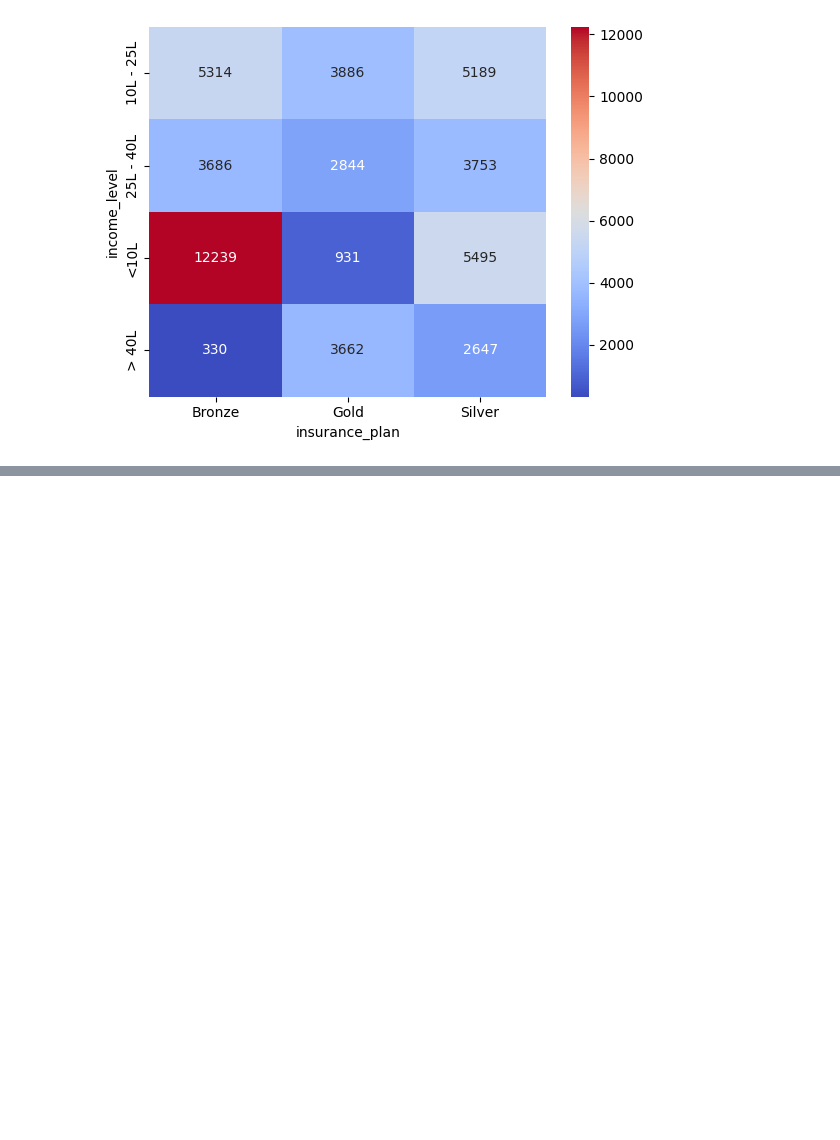
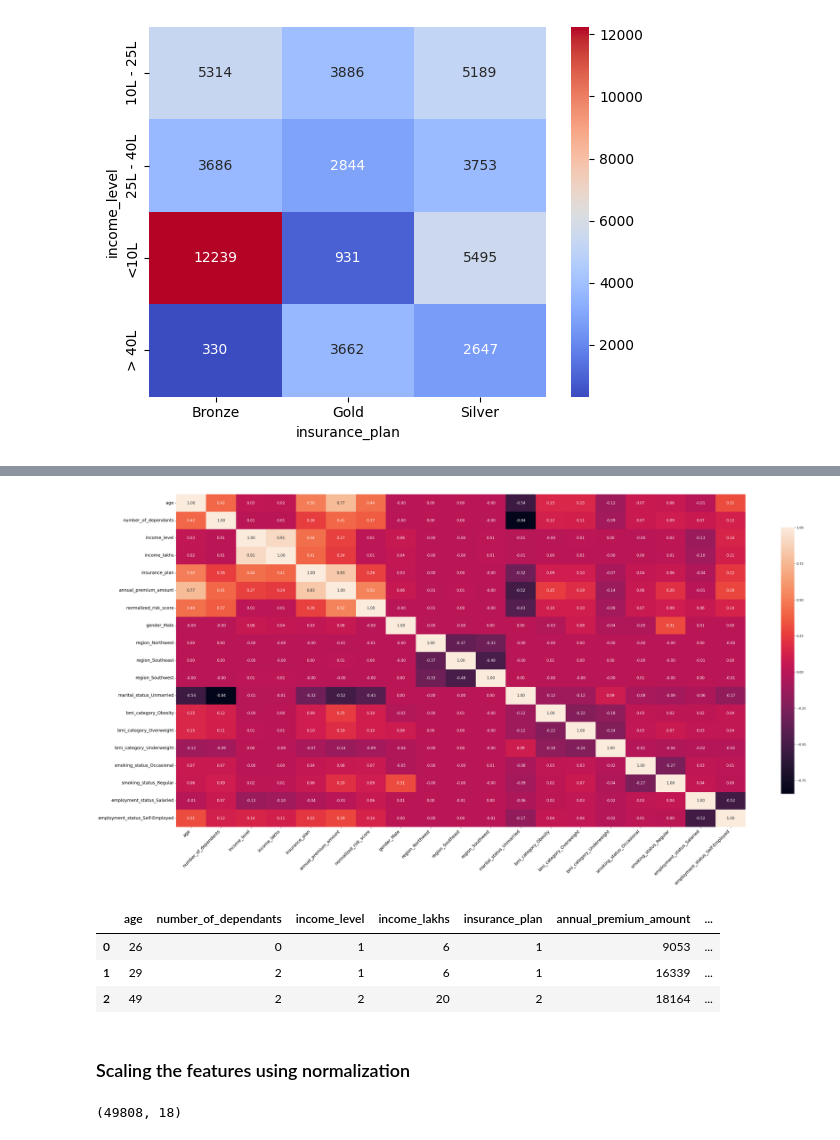
Before and after one commit to jsuryanm/insurance-prediction-ml-system, a Jupyter notebook: research/1_EDA.ipynb, the cells around one changed output, grey strips where cells are left out. Cells and saved outputs as stored; diff of their text form; code cells hidden in the pictures; blank space fills up the shorter version.

```diff
--- a/research/1_EDA.ipynb
+++ b/research/1_EDA.ipynb
@@ -395,0 +485,3 @@ plt.show()
+# %%
+df2['insurance_plan'] = df2['insurance_plan'].map({"Bronze":1,"Silver":2,"Gold":3})
+df2.head()
@@ -395,0 +508,7 @@ plt.show()
+# %%
+df2['income_level'] = df2['income_level'].map({"<10L":1,
+                                              "10L - 25L":2,
+                                              "25L - 40L":3,
+                                              "> 40L":4})
+
+df2.head()
@@ -395,0 +524,5 @@ plt.show()
+# %%
+df3 = df2.copy()
+nominal_cols = ["gender","region","marital_status","bmi_category","smoking_status","employment_status"]
+df3 = pd.get_dummies(df3,columns=nominal_cols,drop_first=True,dtype=int)
+df3.head()
@@ -395,0 +538,3 @@ plt.show()
+# %%
+df4 = df3.drop(['medical_history','disease1','disease2','total_risk_score'],axis=1)
+df4.head()
@@ -395,0 +548,23 @@ plt.show()
+# %%
+corr_matrix = df4.corr()
+plt.figure(figsize=(36,18))
+
+sns.heatmap(corr_matrix,
+            annot=True,
+            fmt='.2f',
+            annot_kws={"size":12},
+            cbar_kws={"shrink":0.8})
+
+plt.xticks(rotation=45,ha='right',fontsize=14)
+plt.yticks(fontsize=14)
+plt.tight_layout()
+plt.show()
+# %% [output]
+[figure, added]
+# %%
+df4.head(3)
+# %% [output]
+|  | age | number_of_dependants | income_level | income_lakhs | insurance_plan | annual_premium_amount | ... |
+| 0 | 26 | 0 | 1 | 6 | 1 | 9053 | ... |
+| 1 | 29 | 2 | 1 | 6 | 1 | 16339 | ... |
+| 2 | 49 | 2 | 2 | 20 | 2 | 18164 | ... |
@@ -395,0 +574,2 @@ plt.show()
+# %% [markdown]
+### Scaling the features using normalization
@@ -395,0 +582,4 @@ plt.show()
+# %%
+print(X.shape)
+# %% [output]
+(49808, 18)
```
Also changed, not shown: parts of 49 cells of this notebook, 1 other file.
